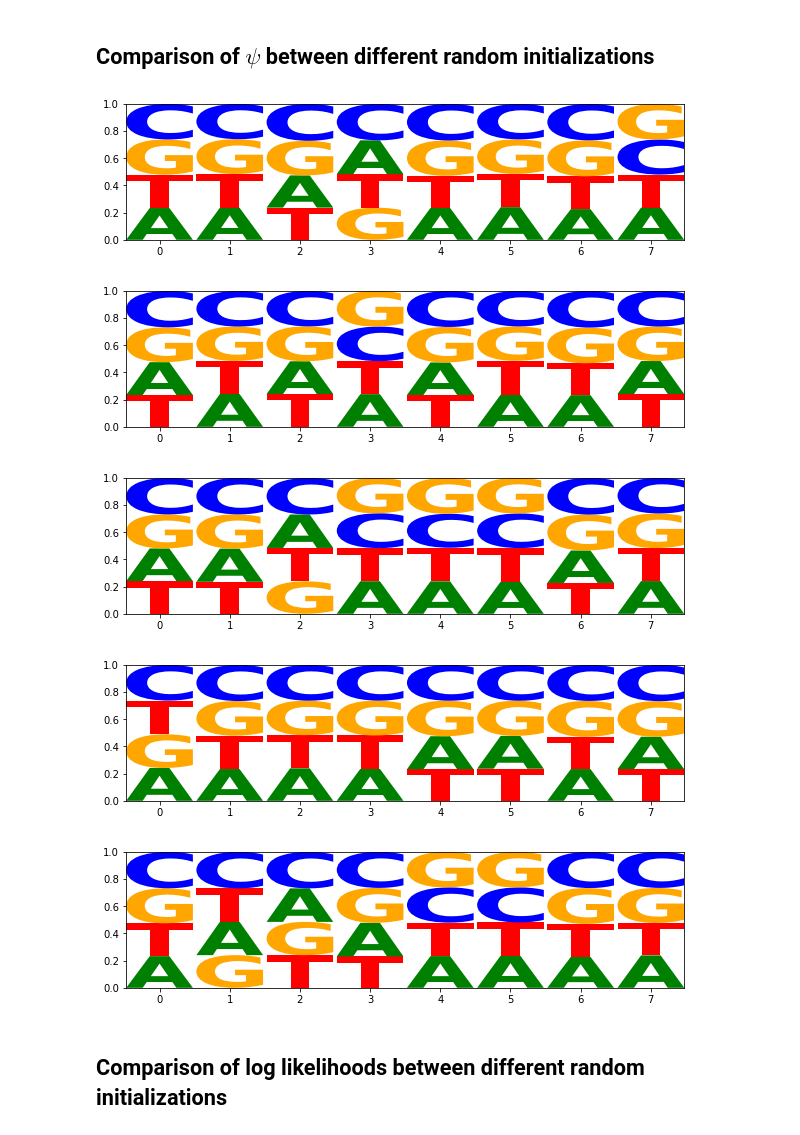
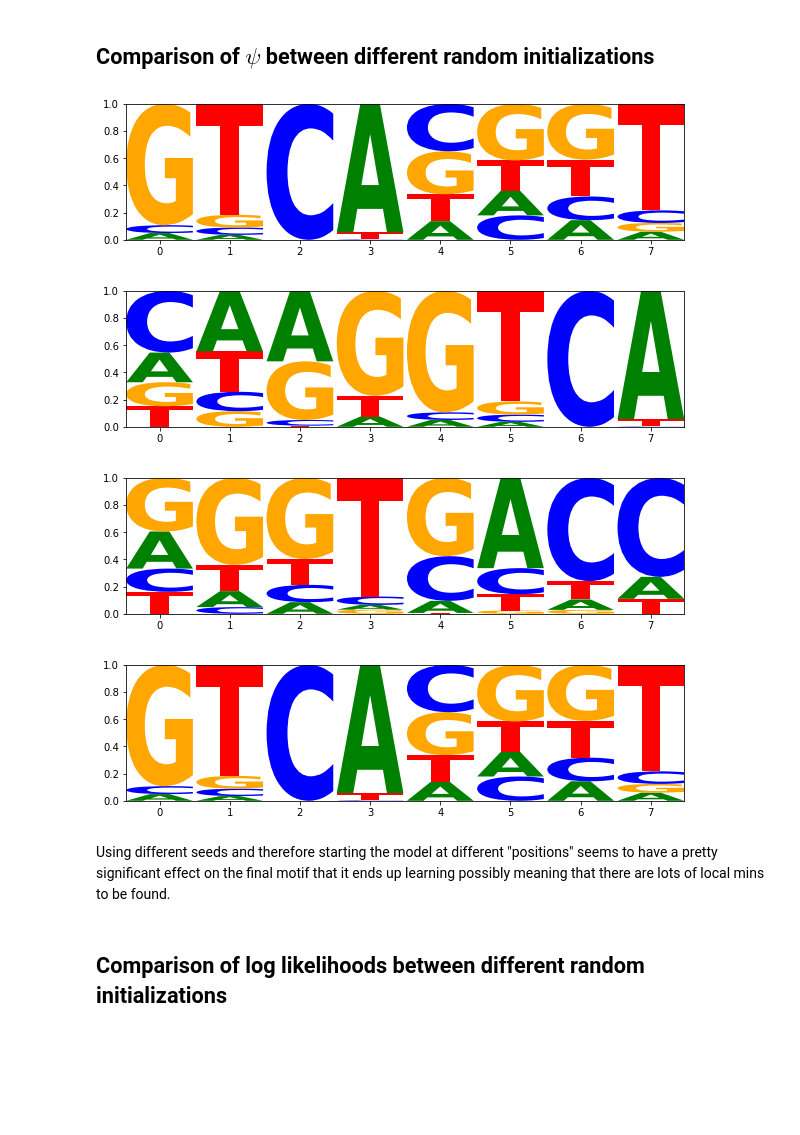
Before and after one commit to EthanHolleman/BST-227-Fall-2021, a Jupyter notebook: assignments/assignment1/part3/Part3.ipynb, the cells around one changed output. Cells and saved outputs as stored; diff of their text form; code cells hidden in the pictures; blank space fills up the shorter version.

```diff
--- a/assignments/assignment1/part3/Part3.ipynb
+++ b/assignments/assignment1/part3/Part3.ipynb
@@ -352,3 +334 @@ def run_EM(seed, X, seq_length, number_iters=20):
     return lambda_j, psi_1, psi_0, E_Cij, log_like
-# %%
-lambda_j, psi_1, psi_0, E_Cij = run_EM(12345, X, len(data[0]))
@@ -364,7 +341,7 @@ plt.rcParams['figure.figsize'] = [10, 5]
 Plot the log likelihood as a function of EM iteration, for 20 iterations, for 5 different random initializations of the
 model parameter. Does the log likelihood monotonically increase every iteration of every initialization?
 # %%
-def plot_log_likes(X, seq_length, number_iters=20, number_seeds=5):
+def plot_log_likes(X, seq_length, number_iters=15, number_seeds=5):
     records = []
     for i in range(number_seeds):
         np.random.seed(i)
@@ -380,6 +357,7 @@ def plot_log_likes(X, seq_length, number_iters=20, number_seeds=5):
     plt.show()
     return records
 # %%
-records = plot_log_likes(X, len(data[0]), 2)
+np.seterr(divide='ignore', invalid='ignore')
+records = plot_log_likes(X, len(data[0]))
 # %% [output]
 Seed 0 complete
@@ -399,4 +377,4 @@ the WebLogo server (https://weblogo.berkeley.edu).
 import logomaker
 import pandas as pd
 # %%
-lambda_j, psi_1, psi_0, E_Cij, log_like = run_EM(1234, X, len(data[0]), number_iters=5)
+lambda_j, psi_1, psi_0, E_Cij, log_like = run_EM(1234, X, len(data[0]), 5)
@@ -424,13 +415,17 @@ What about their log likelihoods
 ## Comparison of $\psi$ between different random initializations
 # %%
 for r in records:
-    make_logo(r['psi_1'])
+    try:
+        make_logo(r['psi_1'])
+    except Exception:
+        continue
 # %% [output]
-[figure, old version]
+[figure, new version]
-[figure, old version]
+[figure, new version]
-[figure, old version]
+[figure, new version]
-[figure, old version]
+[figure, new version]
-[figure, removed]
+# %% [markdown]
+Using different seeds and therefore starting the model at different "positions" seems to have a pretty significant effect on the final motif that it ends up learning possibly meaning that there are lots of local mins to be found.
 # %% [markdown]
 ## Comparison of log likelihoods between different random initializations
 # %%
```
Also changed, not shown: parts of 45 cells of this notebook.
